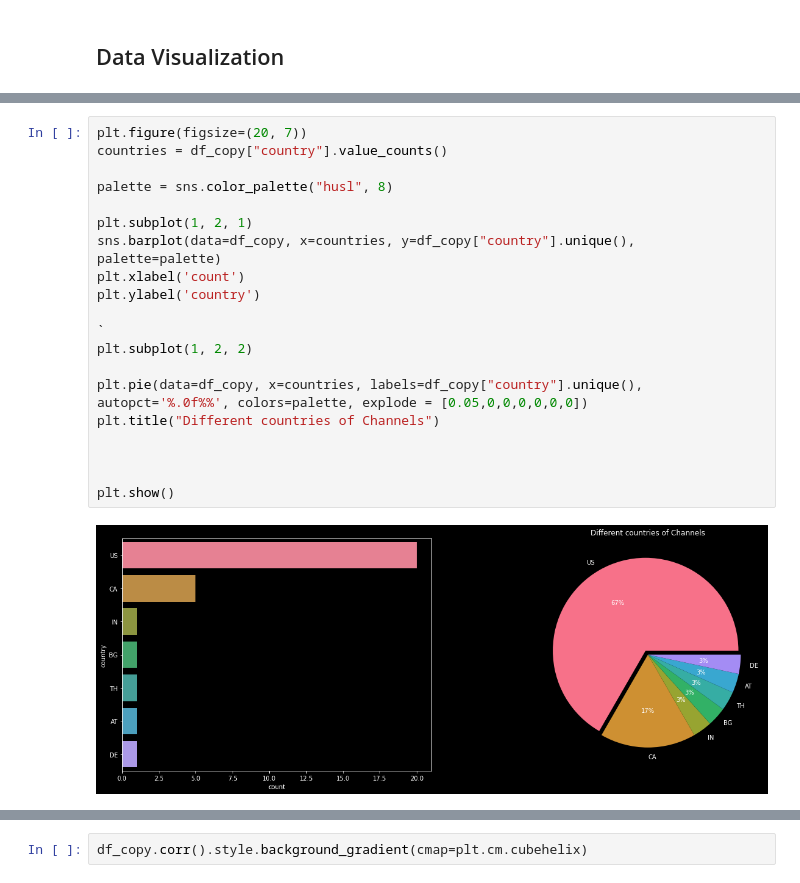
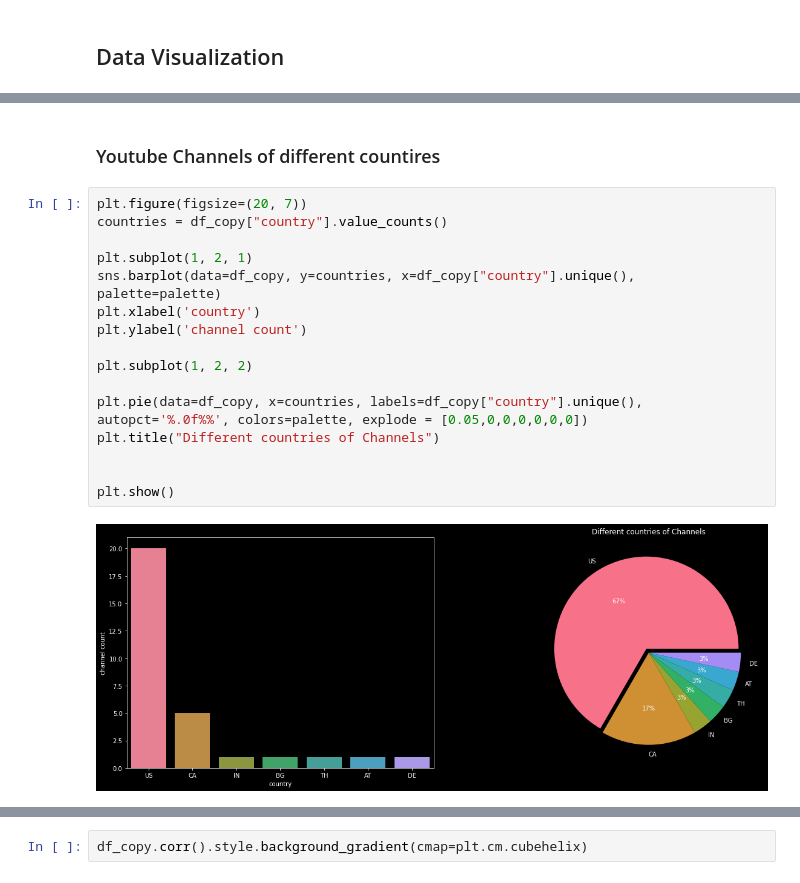
Before and after one commit to dasdebjeet/data_science, a Jupyter notebook: kaggle_practice/yt-topDS-channels-data/model.ipynb, the cells around one changed output, grey strips where cells are left out. Saved outputs shown, nothing was run; the diff lists cells and outputs as text.

Commit message:
Updated -- Updated model file of yt-topDS-channels-data in kaggle practice

```diff
--- a/kaggle_practice/yt-topDS-channels-data/model.ipynb
+++ b/kaggle_practice/yt-topDS-channels-data/model.ipynb
@@ -166,22 +158,20 @@ Name: country, dtype: int64
+# %% [markdown]
+### Youtube Channels of different countires
 # %%
 plt.figure(figsize=(20, 7))
 countries = df_copy["country"].value_counts()
 
-palette = sns.color_palette("husl", 8)
+plt.subplot(1, 2, 1)
+sns.barplot(data=df_copy, y=countries, x=df_copy["country"].unique(), palette=palette)
+plt.xlabel('country')
+plt.ylabel('channel count')
 
-plt.subplot(1, 2, 1)
-sns.barplot(data=df_copy, x=countries, y=df_copy["country"].unique(), palette=palette)
-plt.xlabel('count')
-plt.ylabel('country')
-
-`
 plt.subplot(1, 2, 2)
 
 plt.pie(data=df_copy, x=countries, labels=df_copy["country"].unique(), autopct='%.0f%%', colors=palette, explode = [0.05,0,0,0,0,0,0])
 plt.title("Different countries of Channels")
 
 
-
 plt.show()
 # %% [output]
-[figure, old version]
+[figure, new version]
```
Also changed, not shown: parts of 9 cells of this notebook.
